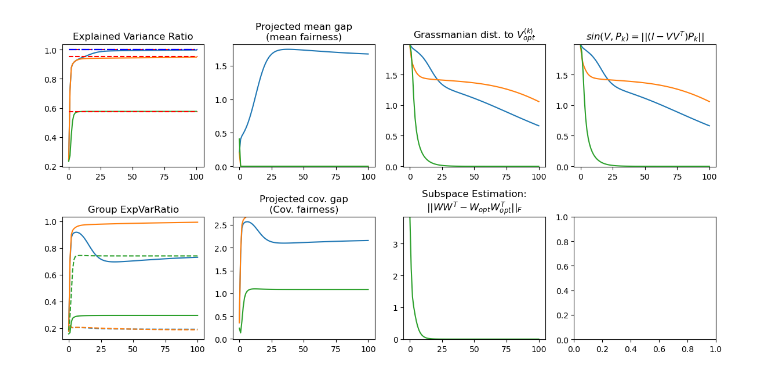
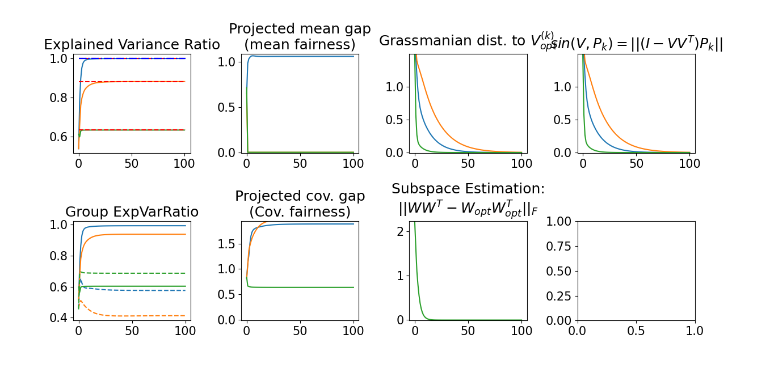
Before and after one commit to HanseulJo/fair-streaming-pca, a Jupyter notebook: synthetic_fair_streaming_pca/FairPCA.ipynb, the cells around one changed output. Saved outputs shown, nothing was run; the diff lists cells and outputs as text; code cells hidden in the pictures.

```diff
--- a/synthetic_fair_streaming_pca/FairPCA.ipynb
+++ b/synthetic_fair_streaming_pca/FairPCA.ipynb
@@ -3,15 +3,16 @@ from fairPCA import StreamingFairBlockPCA
 import matplotlib.pyplot as plt
 import jax.numpy as np
 from jax import random
+from copy import deepcopy
 
 Algo = StreamingFairBlockPCA(
-    data_dim=100,
-    probability=0.5,
-    rank=8,  # effective rank of Sigma_gap
+    data_dim=10,
+    probability=0.2,
+    rank=3,  # effective rank of Sigma_gap
     seed=42,
     eps=0.1,
-    mu_scale=1,
+    mu_scale=-1.2,
     max_cov_eig0=2,
-    max_cov_eig1=0.2,
+    max_cov_eig1=1.5,
 )
 # %%
@@ -136,18 +116,18 @@ plt.ylim(-5,5)
 # %%
 Algo.offline_train(
     target_dim=2,
-    rank=8,
+    rank=3,
     n_iter=n_iter,
     n_iter_inner=n_iter,
     lr=1,
     pca_optimization='pm',
     constraint='all',
     seed=0,
 )
 # fig, axes = Algo.plot_buffer(save=None);
 Algo.plot_buffer(save=None, fig=fig, axes=axes); fig
 # %% [output]
-[figure, old version]
+[figure, new version]
 # %%
 X_all, Y_all = [[],[]], [[],[]]
 for s in range(2):
```
Also changed, not shown: parts of 18 cells of this notebook, 6 other files.
